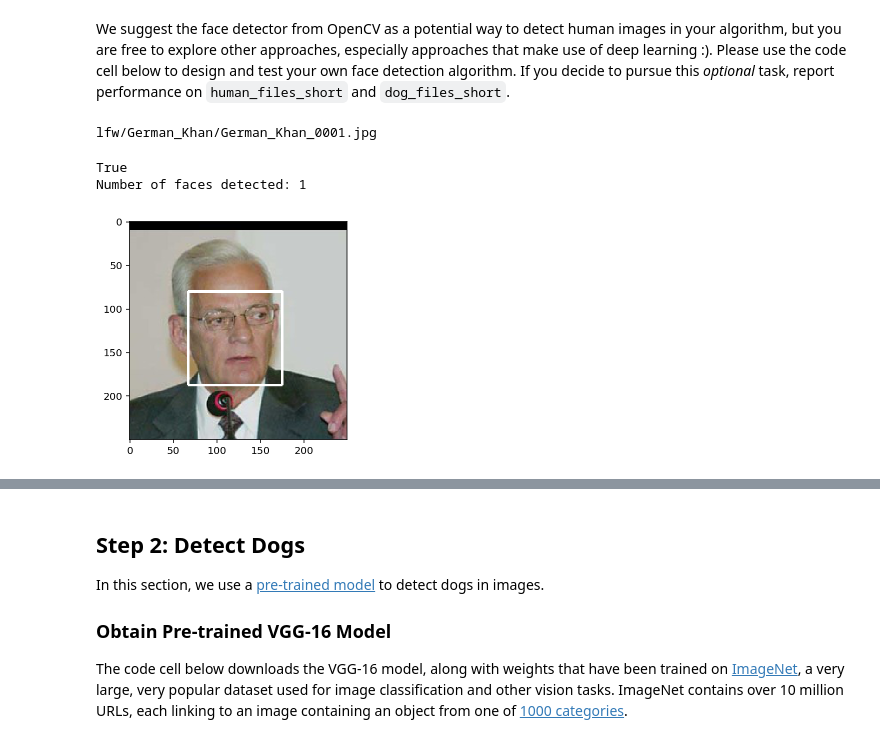
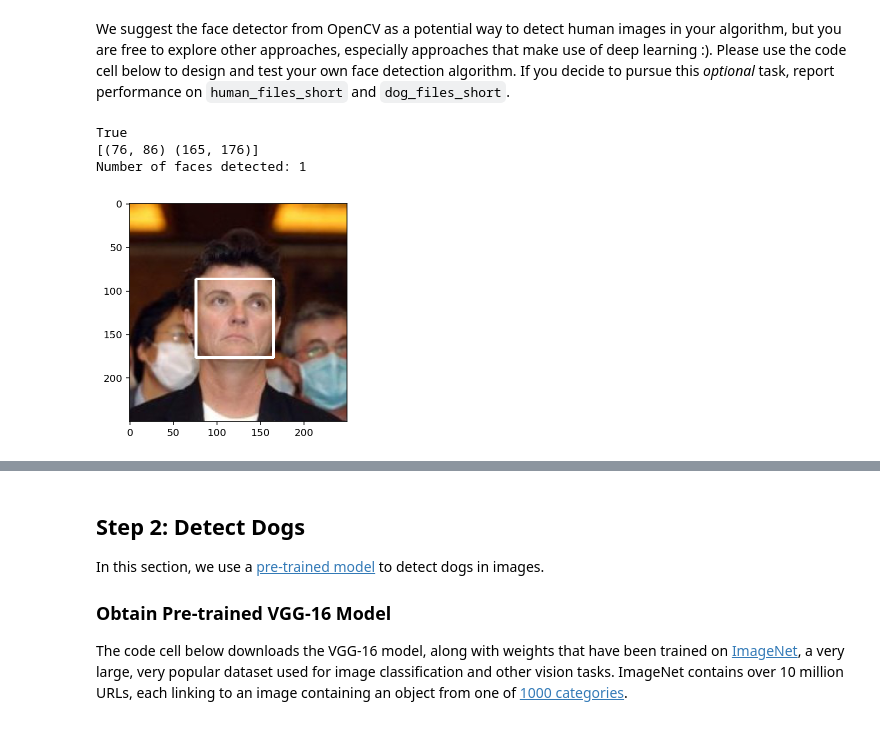
Before and after one commit to justinbellucci/dog_breed_classifier_app, a Jupyter notebook: dog_app.ipynb, the cells around one changed output, grey strips where cells are left out. Cells and saved outputs as stored; diff of their text form; code cells hidden in the pictures.

```diff
--- a/dog_app.ipynb
+++ b/dog_app.ipynb
@@ -181,9 +180,5 @@ print('{}/{} human faces detected in {:5f} secs - {}% accurate'.format(count, le
 # %% [markdown]
 We suggest the face detector from OpenCV as a potential way to detect human images in your algorithm, but you are free to explore other approaches, especially approaches that make use of deep learning :).  Please use the code cell below to design and test your own face detection algorithm.  If you decide to pursue this _optional_ task, report performance on `human_files_short` and `dog_files_short`.
-# %%
-print(human_files_short[0])
-# %% [output]
-lfw/German_Khan/German_Khan_0001.jpg
 # %%
 def face_detector_HOG(image, detector):
     img = dlib.load_rgb_image(image)
@@ -192,28 +193,30 @@ def face_detector_HOG(image, detector):
 # %%
 ### (Optional)
 ### TODO: Test performance of another face detection algorithm.
 ### Feel free to use as many code cells as needed.
+
+# ------ HOG Face detection -------
 import dlib
 from imutils import face_utils
 
-img = dlib.load_rgb_image(human_files_short[67])
+img = dlib.load_rgb_image(human_files_short[99])
 # img = dlib.load_rgb_image(dog_files_short[0])
+
 face_detector = dlib.get_frontal_face_detector()
 rects = face_detector(img, 1)
 print(len(rects) > 0)
 
 for (i, rect) in enumerate(rects):
     (x, y, w, h) = face_utils.rect_to_bb(rect)
     cv2.rectangle(img, (x, y), (x + w, y + h), (255, 255, 255), 2)
-
+    print(rect)
 # print number of faces detected in the image
 print('Number of faces detected:', len(rects))
 
-# convert BGR image to RGB for plotting
-# cv_rgb = cv2.cvtColor(img, cv2.COLOR_BGR2RGB)
 plt.imshow(img)
 plt.show()
 # %% [output]
 True
+[(76, 86) (165, 176)]
 Number of faces detected: 1
-[figure, old version]
+[figure, new version]
```
Also changed, not shown: parts of 7 cells of this notebook.
